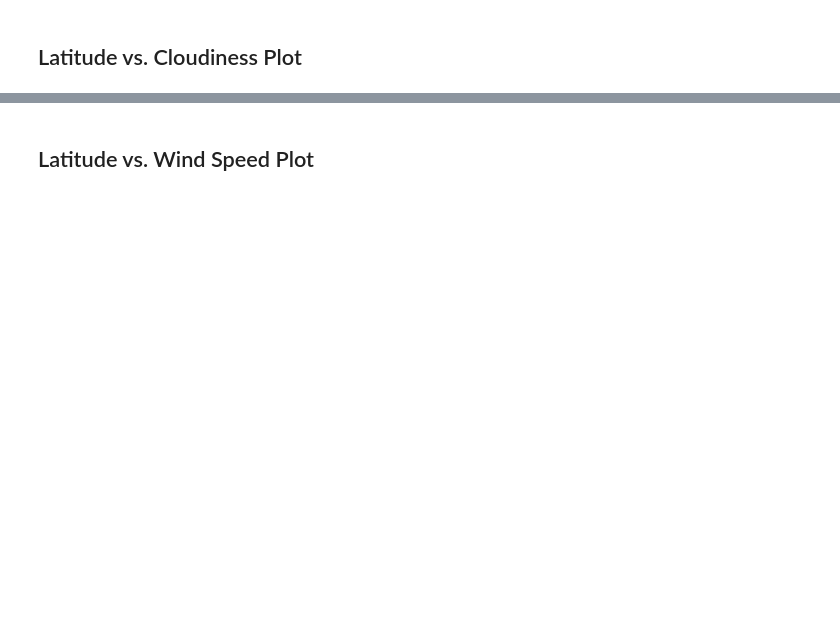
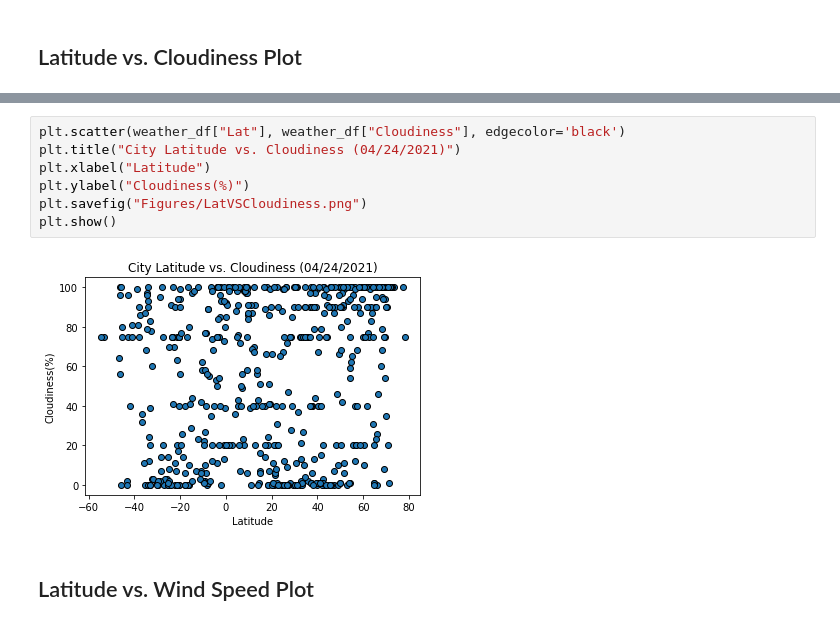
Before and after one commit to HenryPoe/python-api-challenge, a Jupyter notebook: WeatherPy.ipynb, the cells around one changed output, grey strips where cells are left out. Cells and saved outputs as stored; diff of their text form; blank space fills up the shorter version.

```diff
--- a/WeatherPy.ipynb
+++ b/WeatherPy.ipynb
@@ -192,2 +193,11 @@ Int64Index([], dtype='int64')
+# %%
+plt.scatter(weather_df["Lat"], weather_df["Cloudiness"], edgecolor='black')
+plt.title("City Latitude vs. Cloudiness (04/24/2021)")
+plt.xlabel("Latitude")
+plt.ylabel("Cloudiness(%)")
+plt.savefig("Figures/LatVSCloudiness.png")
+plt.show()
+# %% [output]
+[figure, added]
 # %% [markdown]
 ## Latitude vs. Wind Speed Plot
```
Also changed, not shown: parts of 35 cells of this notebook, 13 other files.
